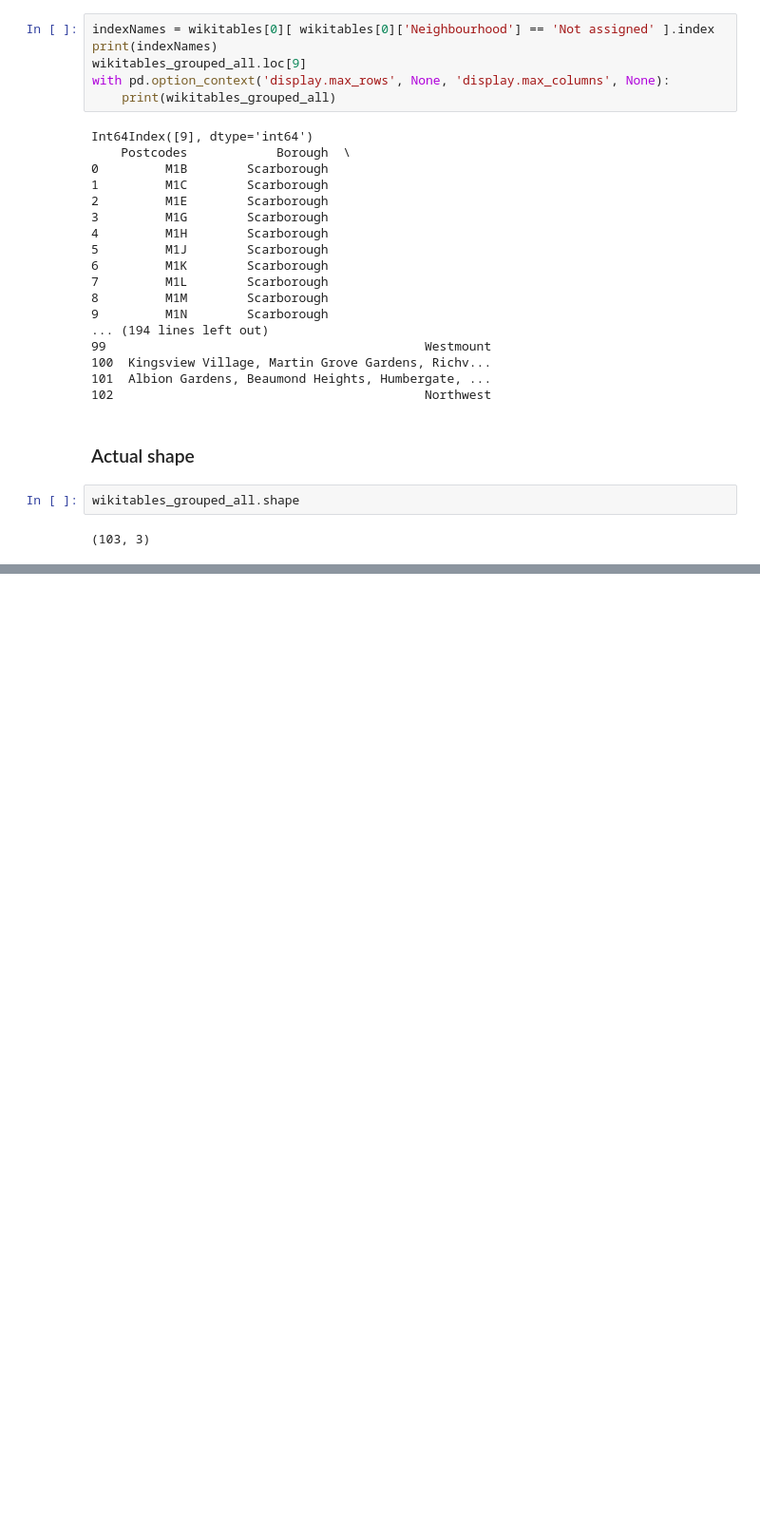
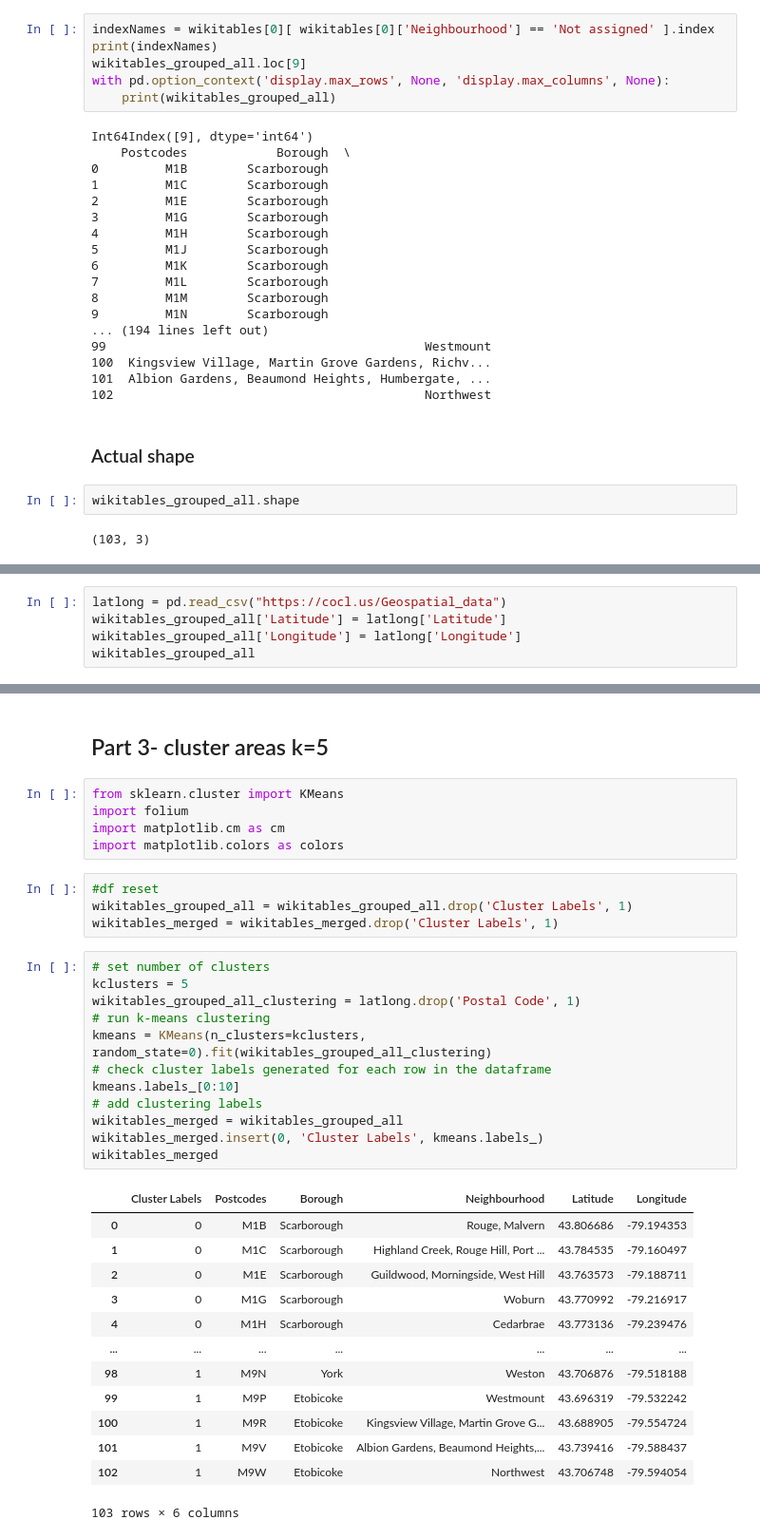
Before and after one commit to pablorlrl/Coursera_Capstone, a Jupyter notebook: Coursera_Capstone_n2.ipynb, the cells around one changed output, grey strips where cells are left out. Shown at 95% size. Drawn from its saved outputs; the diff is of its cells as text; blank space fills up the shorter version.

```diff
--- a/Coursera_Capstone_n2.ipynb
+++ b/Coursera_Capstone_n2.ipynb
@@ -136,0 +139,5 @@ wikitables_grouped_all.shape
+# %%
+latlong = pd.read_csv("https://cocl.us/Geospatial_data")
+wikitables_grouped_all['Latitude'] = latlong['Latitude']
+wikitables_grouped_all['Longitude'] = latlong['Longitude']
+wikitables_grouped_all
@@ -136,0 +158,37 @@ wikitables_grouped_all.shape
+# %% [markdown]
+## Part 3- cluster areas k=5
+# %%
+from sklearn.cluster import KMeans
+import folium
+import matplotlib.cm as cm
+import matplotlib.colors as colors
+# %%
+#df reset
+wikitables_grouped_all = wikitables_grouped_all.drop('Cluster Labels', 1)
+wikitables_merged = wikitables_merged.drop('Cluster Labels', 1)
+# %%
+# set number of clusters
+kclusters = 5
+wikitables_grouped_all_clustering = latlong.drop('Postal Code', 1)
+# run k-means clustering
+kmeans = KMeans(n_clusters=kclusters, random_state=0).fit(wikitables_grouped_all_clustering)
+# check cluster labels generated for each row in the dataframe
+kmeans.labels_[0:10]
+# add clustering labels
+wikitables_merged = wikitables_grouped_all
+wikitables_merged.insert(0, 'Cluster Labels', kmeans.labels_)
+wikitables_merged
+# %% [output]
+|  | Cluster Labels | Postcodes | Borough | Neighbourhood | Latitude | Longitude |
+| 0 | 0 | M1B | Scarborough | Rouge, Malvern | 43.806686 | -79.194353 |
+| 1 | 0 | M1C | Scarborough | Highland Creek, Rouge Hill, Port ... | 43.784535 | -79.160497 |
+| 2 | 0 | M1E | Scarborough | Guildwood, Morningside, West Hill | 43.763573 | -79.188711 |
+| 3 | 0 | M1G | Scarborough | Woburn | 43.770992 | -79.216917 |
+| 4 | 0 | M1H | Scarborough | Cedarbrae | 43.773136 | -79.239476 |
+| ... | ... | ... | ... | ... | ... | ... |
+| 98 | 1 | M9N | York | Weston | 43.706876 | -79.518188 |
+| 99 | 1 | M9P | Etobicoke | Westmount | 43.696319 | -79.532242 |
+| 100 | 1 | M9R | Etobicoke | Kingsview Village, Martin Grove G... | 43.688905 | -79.554724 |
+| 101 | 1 | M9V | Etobicoke | Albion Gardens, Beaumond Heights,... | 43.739416 | -79.588437 |
+| 102 | 1 | M9W | Etobicoke | Northwest | 43.706748 | -79.594054 |
+103 rows × 6 columns
```
Also changed, not shown: parts of 4 cells of this notebook.
